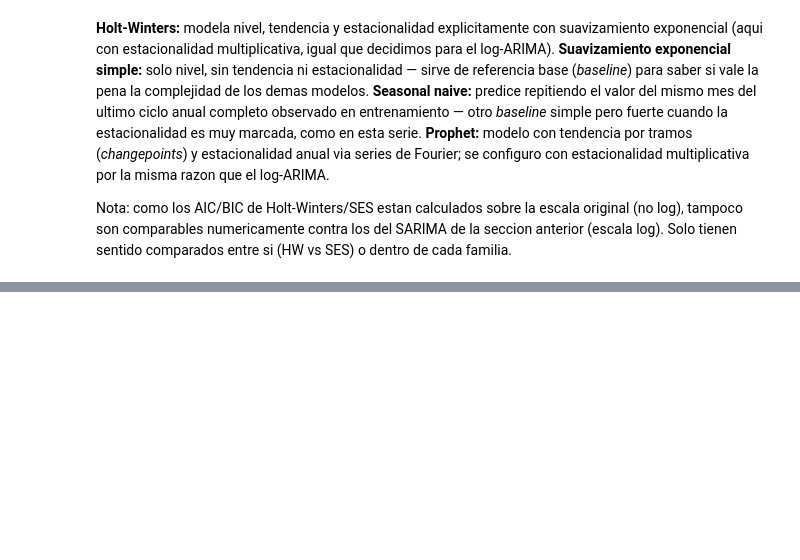
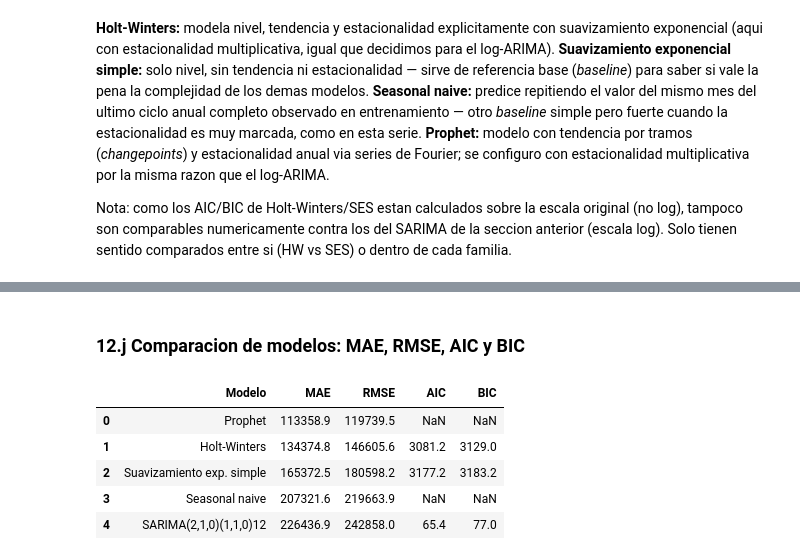
Before and after one commit to DavidDominguez-11/DS-Lab1, a Jupyter notebook: Lab1_Series_de_Tiempo.ipynb, the cells around one changed output, grey strips where cells are left out. Saved outputs shown, nothing was run; the diff lists cells and outputs as text; code cells hidden in the pictures; blank space fills up the shorter version.

```diff
--- a/Lab1_Series_de_Tiempo.ipynb
+++ b/Lab1_Series_de_Tiempo.ipynb
@@ -907,0 +929,39 @@ Nota: como los AIC/BIC de Holt-Winters/SES estan calculados sobre la escala orig
+# %% [markdown]
+### 12.j Comparacion de modelos: MAE, RMSE, AIC y BIC
+# %%
+def metricas(real, pred):
+    real = np.asarray(real); pred = np.asarray(pred)
+    mae = np.mean(np.abs(real - pred))
+    rmse = np.sqrt(np.mean((real - pred)**2))
+    return mae, rmse
+
+pred_hw = modelo_hw.forecast(h)
+pred_ses = modelo_ses.forecast(h)
+pred_sn = seasonal_naive_forecast(serie_total_train, h)
+
+future_prophet = modelo_prophet.make_future_dataframe(periods=h, freq='MS')
+fc_prophet = modelo_prophet.predict(future_prophet)
+pred_prophet = fc_prophet.set_index('ds')['yhat'].iloc[-h:]
+
+filas = []
+for nombre, pred, aic, bic in [
+    (mejor_sarima_nombre,          pred_sarima.values, mejor_sarima.aic, mejor_sarima.bic),
+    ('Holt-Winters',               pred_hw.values,     modelo_hw.aic,    modelo_hw.bic),
+    ('Suavizamiento exp. simple',  pred_ses.values,    modelo_ses.aic,   modelo_ses.bic),
+    ('Seasonal naive',             pred_sn,            np.nan,           np.nan),
+    ('Prophet',                    pred_prophet.values,np.nan,           np.nan),
+]:
+    mae, rmse = metricas(serie_total_test.values, pred)
+    filas.append({'Modelo': nombre, 'MAE': round(mae,1), 'RMSE': round(rmse,1),
+                  'AIC': round(aic,1) if pd.notna(aic) else np.nan,
+                  'BIC': round(bic,1) if pd.notna(bic) else np.nan})
+
+tabla_comparacion = pd.DataFrame(filas).sort_values('RMSE').reset_index(drop=True)
+tabla_comparacion
+# %% [output]
+|  | Modelo | MAE | RMSE | AIC | BIC |
+| 0 | Prophet | 113358.9 | 119739.5 | NaN | NaN |
+| 1 | Holt-Winters | 134374.8 | 146605.6 | 3081.2 | 3129.0 |
+| 2 | Suavizamiento exp. simple | 165372.5 | 180598.2 | 3177.2 | 3183.2 |
+| 3 | Seasonal naive | 207321.6 | 219663.9 | NaN | NaN |
+| 4 | SARIMA(2,1,0)(1,1,0)12 | 226436.9 | 242858.0 | 65.4 | 77.0 |
```
Also changed, not shown: parts of 4 cells of this notebook.
